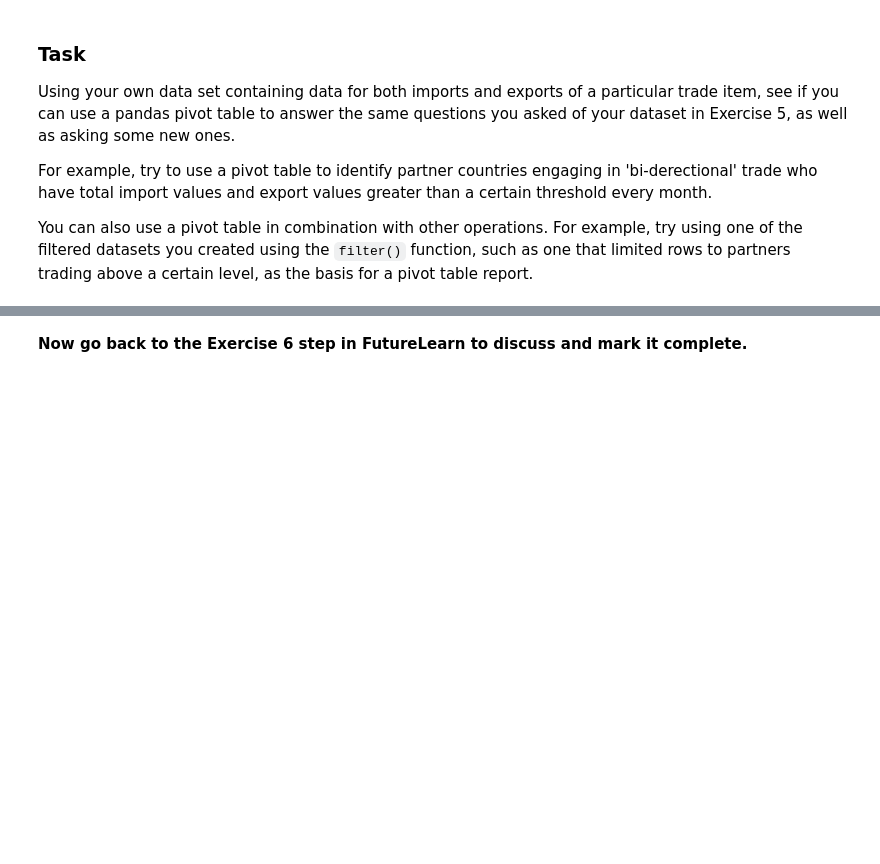
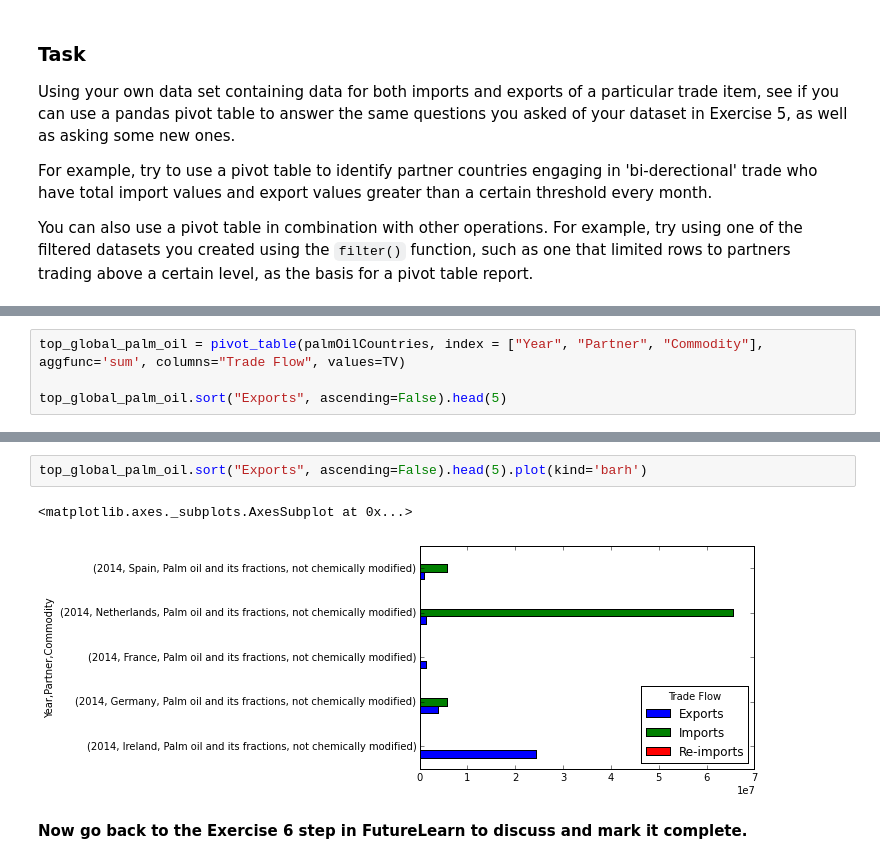
Before and after one commit to mrchrisadams/future-learn-learn-to-code, a Jupyter notebook: Week 4_exercise_notebook-copy.ipynb, the cells around one changed output, grey strips where cells are left out. Saved outputs shown, nothing was run; the diff lists cells and outputs as text; blank space fills up the shorter version.

Commit message:
Run through making pivots from data using Pandas

```diff
--- a/Week 4_exercise_notebook-copy.ipynb
+++ b/Week 4_exercise_notebook-copy.ipynb
@@ -1119,0 +1227,4 @@ You can also use a pivot table in combination with other operations. For example
+# %%
+top_global_palm_oil = pivot_table(palmOilCountries, index = ["Year", "Partner", "Commodity"], aggfunc='sum', columns="Trade Flow", values=TV)
+
+top_global_palm_oil.sort("Exports", ascending=False).head(5)
@@ -1120,2 +1239,7 @@ You can also use a pivot table in combination with other operations. For example
+# %%
+top_global_palm_oil.sort("Exports", ascending=False).head(5).plot(kind='barh')
+# %% [output]
+<matplotlib.axes._subplots.AxesSubplot at 0x...>
+[figure, added]
 # %% [markdown]
 **Now go back to the Exercise 6 step in FutureLearn to discuss and mark it complete.**
```
Also changed, not shown: parts of 13 cells of this notebook.
